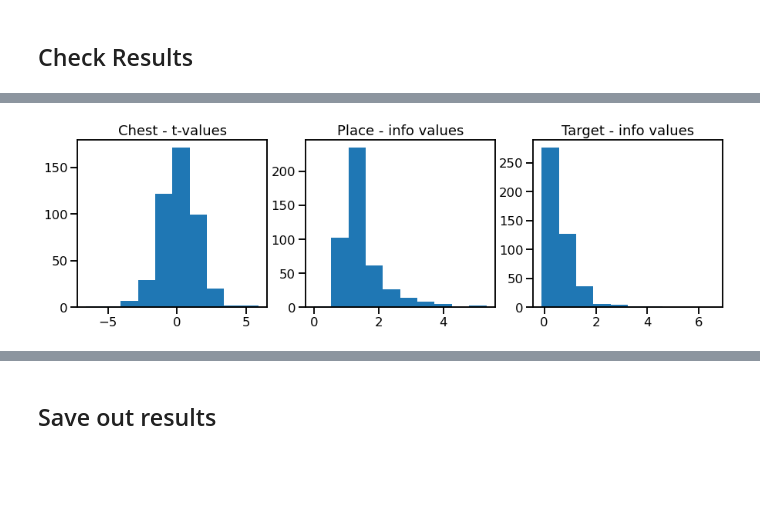
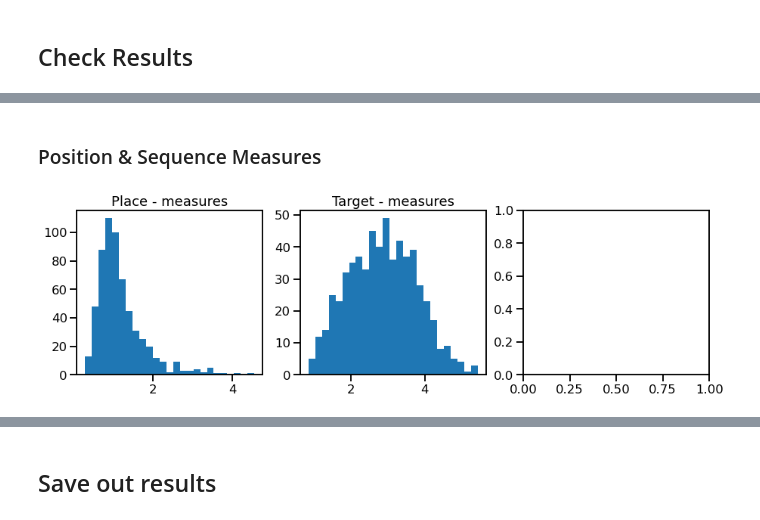
Before and after one commit to HSUPipeline/AnalyzeTH, a Jupyter notebook: notebooks/ExamineResults.ipynb, the cells around one changed output, grey strips where cells are left out. Drawn from its saved outputs; the diff is of its cells as text; code cells hidden in the pictures; blank space fills up the shorter version.

Commit message:
update examine results

```diff
--- a/notebooks/ExamineResults.ipynb
+++ b/notebooks/ExamineResults.ipynb
@@ -17,7 +17,7 @@ sns.set_context('talk')
 ## Settings
 # %%
 # Set which task to run
-task = 'THO'
+task = 'THF'
 # %%
 # Set the folder to load results from
 base_path = Path('../results/units/')
@@ -101,6 +111,6 @@ set(all_results['location'])
 # %%
 # Add a marker for firing rate threshold in our task
-all_results['fr_keep_th'] = (all_results['firing_rate'] < 0.5).values
+all_results['frhisteep_th'] = (all_results['firing_rate'] < 0.5).values
 # %% [markdown]
 ### Binary labels
 # %%
@@ -113,10 +123,7 @@ all_results['is_full_cell'] = all_results['fr_p_val_full'] < ALPHA_LEVEL
 all_results['is_empty_cell'] = all_results['fr_p_val_empt'] < ALPHA_LEVEL
 all_results['is_place_cell'] = all_results['place_p_val'] < ALPHA_LEVEL
 all_results['is_target_cell'] = all_results['target_p_val'] < ALPHA_LEVEL
-all_results['is_sp_cell'] = np.logical_or.reduce((all_results['sp_p_val_0'] < ALPHA_LEVEL,
-                                                  all_results['sp_p_val_1'] < ALPHA_LEVEL,
-                                                  all_results['sp_p_val_2'] < ALPHA_LEVEL,
-                                                  all_results['sp_p_val_3'] < ALPHA_LEVEL))
+all_results['is_sp_cell'] = all_results['sp_p_val'] < ALPHA_LEVEL
 #all_results['is_head_direction_cell'] = all_results['hd_p_val'] < ALPHA_LEVEL
 # %% [markdown]
 ### Check numbers
@@ -155,0 +165,3 @@ THO - total cells: 456
+# %%
+# Plot settings
+bins = 25
@@ -156,8 +186,10 @@ THO - total cells: 456
+# %% [markdown]
+### Position & Sequence Measures
 # %%
-# Plot the distributions of measured values
+# Plot measure values of the position & sequence measures
 axes = make_axes(3, 3, figsize=(15, 4))
-plot_hist(all_results.fr_t_val_all.values, title='Chest - t-values', ax=axes[0])
-plot_hist(all_results.place_info.values, title='Place - info values', ax=axes[1])
-plot_hist(all_results.target_info.values, title='Target - info values', ax=axes[2])
+plot_hist(all_results.place_value.values, title='Place - measures', bins=bins, ax=axes[0])
+plot_hist(all_results.target_value.values, title='Target - measures', bins=bins, ax=axes[1])
+#plot_hist(all_results.sp_value.values, title='Serial Position - measures', bins=bins, ax=axes[2])
 # %% [output]
-[figure, old version]
+[figure, new version]
```
Also changed, not shown: parts of 15 cells of this notebook.
